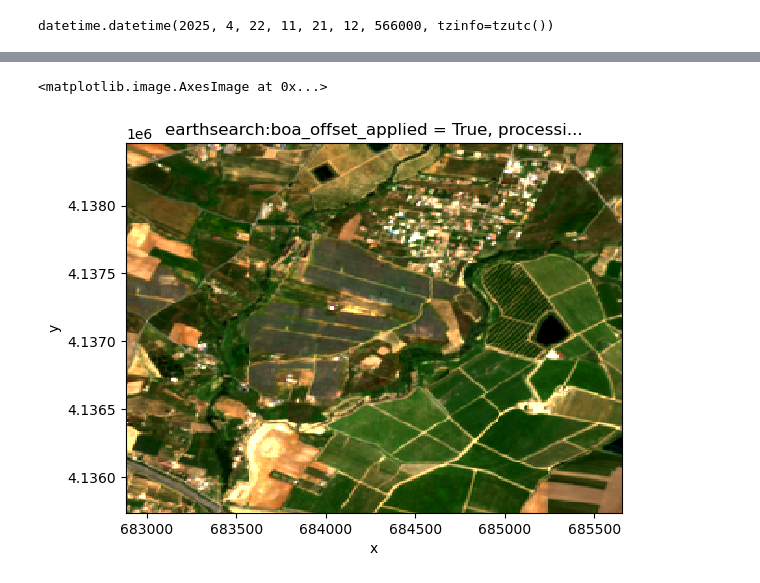
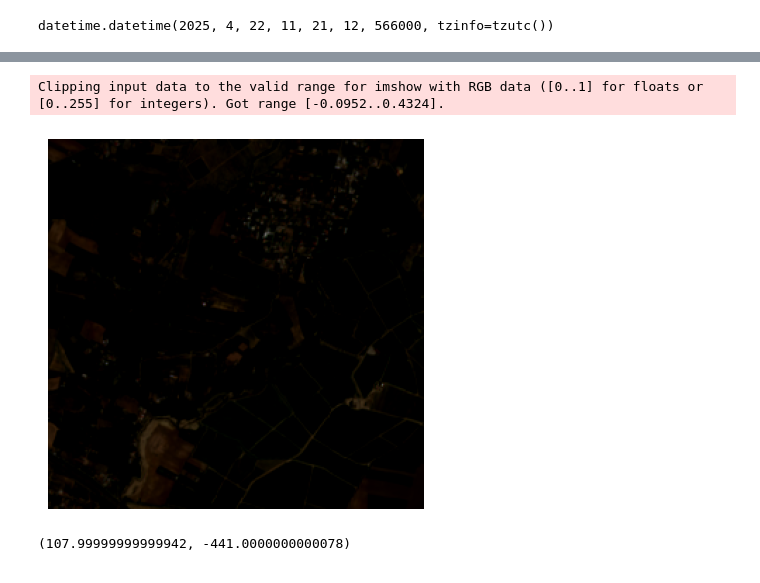
Before and after one commit to rodreras/remote-sensing-studies, a Jupyter notebook: obia/project.ipynb, the cells around one changed output, grey strips where cells are left out. Drawn from its saved outputs; the diff is of its cells as text; code cells hidden in the pictures.

```diff
--- a/obia/project.ipynb
+++ b/obia/project.ipynb
@@ -70,7 +76,7 @@ item_df.explore()
 # %%
 ids = item_df.loc[
   (item_df['eo:cloud_cover'] <= 5) &
-  (item_df['s2:nodata_pixel_percentage'] <= 10)
+  (item_df['s2:nodata_pixel_percentage'] <= 4.1)
 ]
 
 item = items[ids.index[0]]
@@ -99,4 +105,4 @@ cube_all = stackstac.stack(
 scl = cube_all.sel(band=["scl"])
 s2_mask = da.isin(scl, [3,8,9])
 cube = cube_all.where(~s2_mask)
-cube
+cube = cube.to_dataset(dim = 'band')
@@ -130,10 +143,12 @@ resolution_xy :
 # %%
-rgb = cube.sel(band=['red', 'green', 'blue']).median("time", keep_attrs=True)
-rgb = rgb.compute()
-rgb.plot.imshow(
-    rgb = 'band',
-    robust=True
+rgb = np.dstack((
+    cube['red'][0,:,:],
+    cube['green'][0,:,:],
+    cube['blue'][0,:,:])
 )
+plt.imshow(rgb)
+plt.axis('off')
+plt.show()
 # %% [output]
-<matplotlib.image.AxesImage at 0x...>
+Clipping input data to the valid range for imshow with RGB data ([0..1] for floats or [0..255] for integers). Got range [-0.0952..0.4324].
-[figure, old version]
+[figure, new version]
@@ -139,0 +158,4 @@ rgb.plot.imshow(
+# %%
+float(ndvi.max().compute()), float(ndvi.min().compute())
+# %% [output]
+(107.99999999999942, -441.0000000000078)
```
Also changed, not shown: parts of 12 cells of this notebook, 2 other files.
